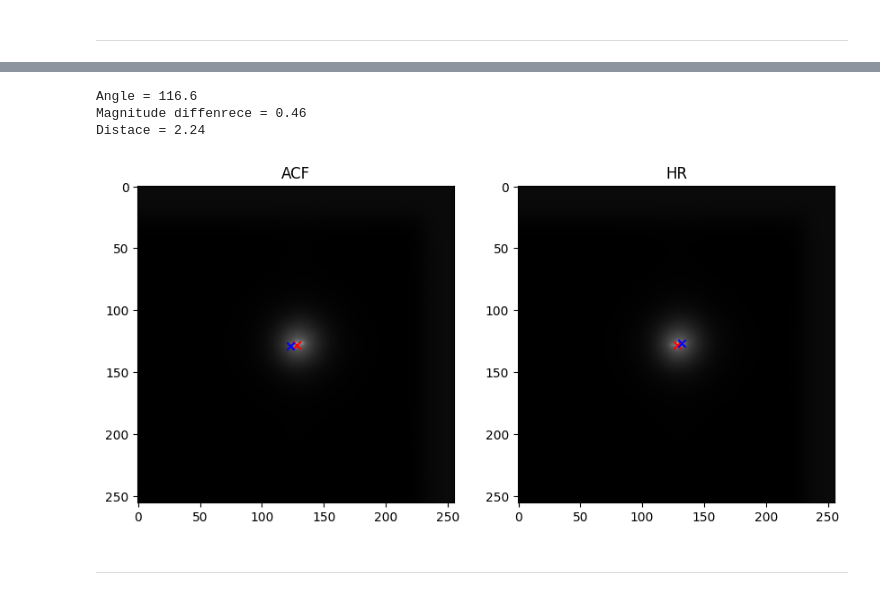
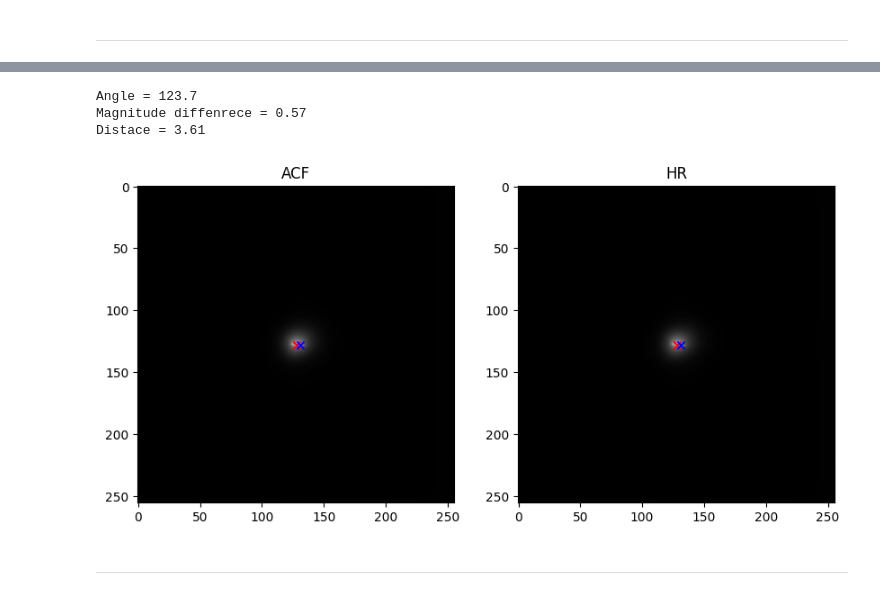
Before and after one commit to lucaspereira1342/Speckle, a Jupyter notebook: speckle_data_reduction.ipynb, the cells around one changed output, grey strips where cells are left out. Saved outputs shown, nothing was run; the diff lists cells and outputs as text; code cells hidden in the pictures.

```diff
--- a/speckle_data_reduction.ipynb
+++ b/speckle_data_reduction.ipynb
@@ -741,8 +759,8 @@ Differential aperture photometry calculation
 # %% [markdown]
 ----
 # %%
-autocorr = r"TESTE_00_MEAN_I.fits"
-HR = r"D:\22abr22\HR\HR_image-13175-0041_O-I.fits"
+autocorr = r"D:\22abr22\ACF\ACF-15420+0027_O-R.fits"
+HR = r"D:\22abr22\HR\HR_image-15420+0027_O-R.fits"
 #time = '2022-04-23T05:26:08-03:00'
 
 _ , pos_acf = position(autocorr)
@@ -811,40 +829,40 @@ print(f'Angle = {theta:.1f}')
 print(f'Magnitude diffenrece = {diff_mag:.2f}')
 print(f'Distace = {dist:.2f}')
 # %% [output]
-Angle = 116.6
-Magnitude diffenrece = 0.46
-Distace = 2.24
+Angle = 123.7
+Magnitude diffenrece = 0.57
+Distace = 3.61
 # %%
-hdul = fits.open(r"D:\22abr22\ACF\ACF-13169-3436_O-I.fits")
+hdul = fits.open(r"D:\22abr22\ACF\ACF-14310-0548_O-I.fits")
 header = hdul[0].header
 data = hdul[0].data
 
-hdul_01 = fits.open(r"D:\22abr22\HR\HR_image-13169-3436_O-I.fits")  # Mostra informações sobre as extensões do FITS
+hdul_01 = fits.open(r"D:\22abr22\HR\HR_image-14310-0548_O-I.fits")  # Mostra informações sobre as extensões do FITS
 header_01 = hdul_01[0].header
 data_01 = hdul_01[0].data
 
 (x_max, y_max), _ = position(autocorr)
 (x_max_01, y_max_01), _ = position(HR)
 
 plt.figure(figsize=(10,10))
 plt.subplot(1, 2, 1)
 plt.imshow(data, cmap='gray', origin='upper')
 plt.scatter(x_max, y_max, color='red', marker='x')
 plt.imshow(data_01, cmap='gray', origin='upper')
 for i in range(len(pos_acf)):
     plt.scatter(pos_acf[i, 0], pos_acf[i, 1], color='b', marker='x')
 plt.title("ACF")
 
 plt.subplot(1 , 2, 2)
 plt.imshow(data_01, cmap='gray', origin='upper')
 plt.scatter(x_max_01, y_max_01, color='red', marker='x')
 plt.imshow(data_01, cmap='gray', origin='upper')
 for i in range(len(pos_hr)):
     plt.scatter(pos_hr[i, 0], pos_hr[i, 1], color='b', marker='x')
 plt.title("HR")
 plt.show()
 # %% [output]
-[figure, old version]
+[figure, new version]
 # %% [markdown]
 ----
 # %% [markdown]
```
Also changed, not shown: parts of 6 cells of this notebook.
